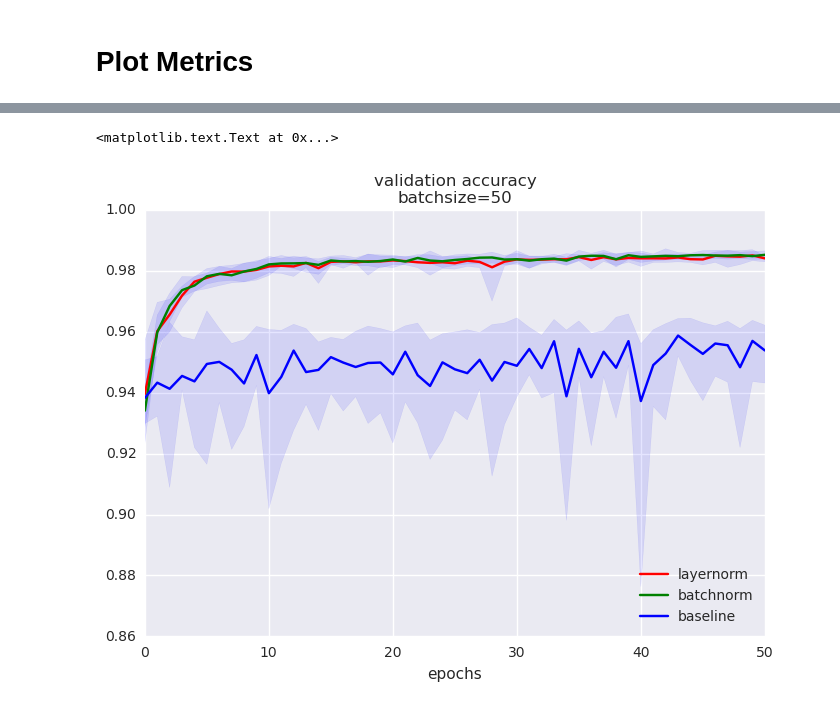
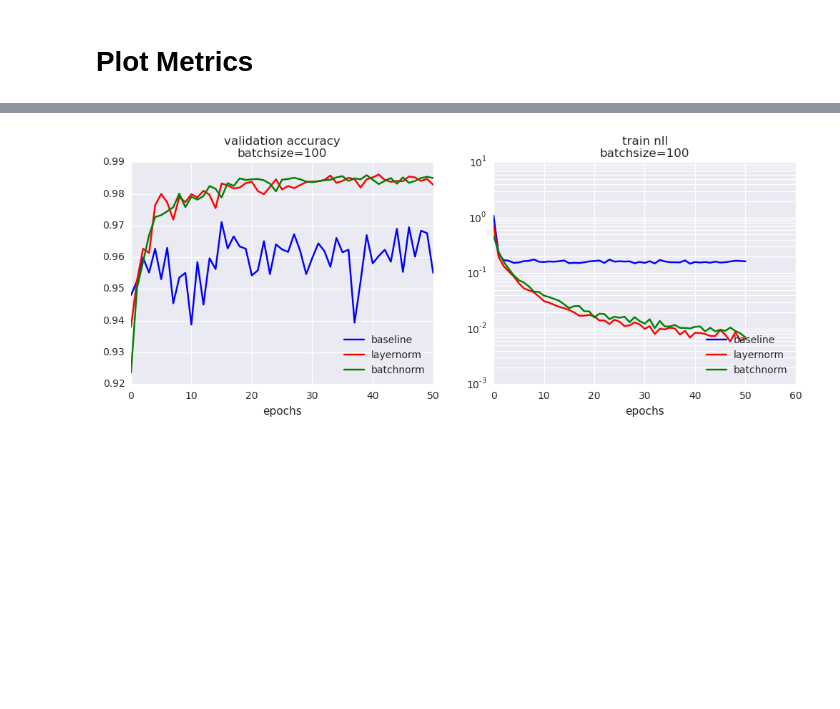
Before and after one commit to clinicalml/theanomodels, a Jupyter notebook: expt-mlp/example_results.ipynb, the cells around one changed output, grey strips where cells are left out. Cells and saved outputs as stored; diff of their text form; code cells hidden in the pictures; blank space fills up the shorter version.

```diff
--- a/expt-mlp/example_results.ipynb
+++ b/expt-mlp/example_results.ipynb
@@ -50,11 +44,15 @@ ls output/
 # %%
 rootdir = 'output/example'
-batchsizes = [4,128]
+batchsizes = [5,100]
 normalizations = [None,'batchnorm','layernorm']
 seeds = range(1,2)
 
+nonlinearity = 'sigmoid'
+dim_hidden = 1000
+numepochs = 50
+
 #template filename
-template = 'MLP_lr-{lr}-dh-1000-nc-10-l-2-nl-sigmoid-opt-adam-bs-{bs}-ep-50-idrop-1_0000e-01-reg-l2-rv-{rv}-rspec-_-bn-{bn}-ln-{ln}-seed-{seed}-uid--final.h5'
+template = 'MLP_lr-{lr}-dh-{dim_hidden}-nc-10-l-2-nl-{nonlinearity}-opt-adam-bs-{bs}-ep-{numepochs}-idrop-1_0000e-01-reg-l2-rv-{rv}-rspec-_-bn-{bn}-ln-{ln}-seed-{seed}-uid--final.h5'
 
 experiments = [(norm,bs,seed) for norm in normalizations for bs in batchsizes for seed in seeds]
 results = {}
@@ -68,7 +66,7 @@ for vals in experiments:
         bn=True
     if norm=='layernorm':
         ln=True
-    filename = template.format(bs=bs,lr=('%0.4e'%lr).replace('.','_'),rv=('%0.4e'%l2).replace('.','_'),bn=bn,ln=ln,seed=seed)
+    filename = template.format(bs=bs,lr=('%0.4e'%lr).replace('.','_'),rv=('%0.4e'%l2).replace('.','_'),bn=bn,ln=ln,seed=seed,numepochs=numepochs,dim_hidden=dim_hidden,nonlinearity=nonlinearity)
     if filename in os.listdir(rootdir):
         if bn:
             key = 'batchnorm'
@@ -98,8 +96,8 @@ for k,r in results.iteritems():
     results_concat_seeds[k] = {}
     epochs, vals = concatenateSeeds(r,'valid_accuracy')
     results_concat_seeds[k]['valid_accuracy']={'epochs':epochs,'vals':vals}
-    epochs, vals = concatenateSeeds(r,'valid_crossentropy')
-    results_concat_seeds[k]['valid_crossentropy']={'epochs':epochs,'vals':vals}
+    epochs, vals = concatenateSeeds(r,'train_crossentropy')
+    results_concat_seeds[k]['train_crossentropy']={'epochs':epochs,'vals':vals}
 results = results_concat_seeds
 # %% [markdown]
 # Plot Metrics
@@ -129,16 +143,33 @@ plt.xlabel('epochs')
 # %%
-bs_filter=50
+batchsize_filter=batchsizes[1]
+colors={None:'b','batchnorm':'g','layernorm':'r'}
+plt.figure(1,figsize=(12,4))
+
+plt.subplot(1,2,1)
 for k,r in results.iteritems():
     norm,bs = k
     if norm is None:
         label='baseline'
     else:
         label=norm
-    if bs==bs_filter:
+    if bs==batchsize_filter:
         plot(r['valid_accuracy'],color=colors[norm])
 plt.legend(loc='lower right')
-plt.title('validation accuracy\nbatchsize=%s'%bs_filter)
+plt.title('validation accuracy\nbatchsize=%s'%batchsize_filter)
 plt.xlabel('epochs')
+
+plt.subplot(1,2,2)
+for k,r in results.iteritems():
+    norm,bs = k
+    if norm is None:
+        label='baseline'
+    else:
+        label=norm
+    if bs==batchsize_filter:
+        plot(r['train_crossentropy'],color=colors[norm])
+plt.legend(loc='lower right')
+plt.title('train nll\nbatchsize=%s'%batchsize_filter)
+plt.xlabel('epochs')
+plt.yscale('log')
 # %% [output]
-<matplotlib.text.Text at 0x...>
-[figure, old version]
+[figure, new version]
```
Also changed, not shown: parts of 3 cells of this notebook, 1 other file.
